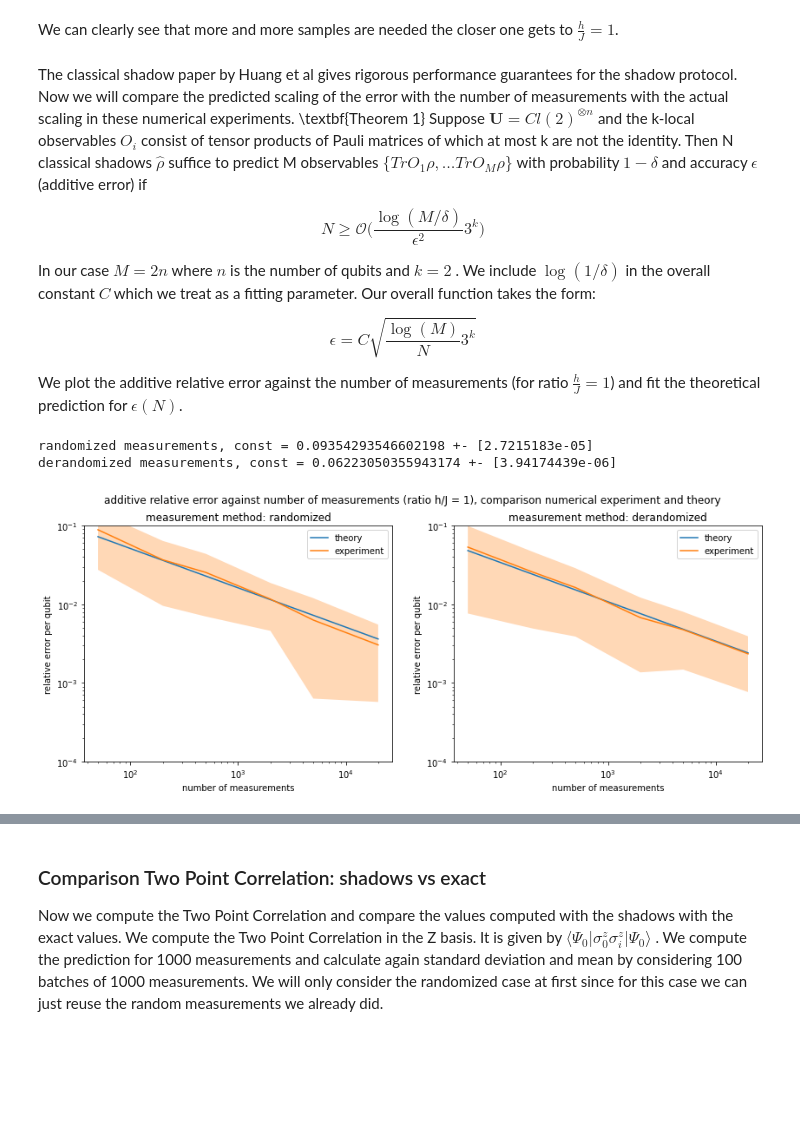
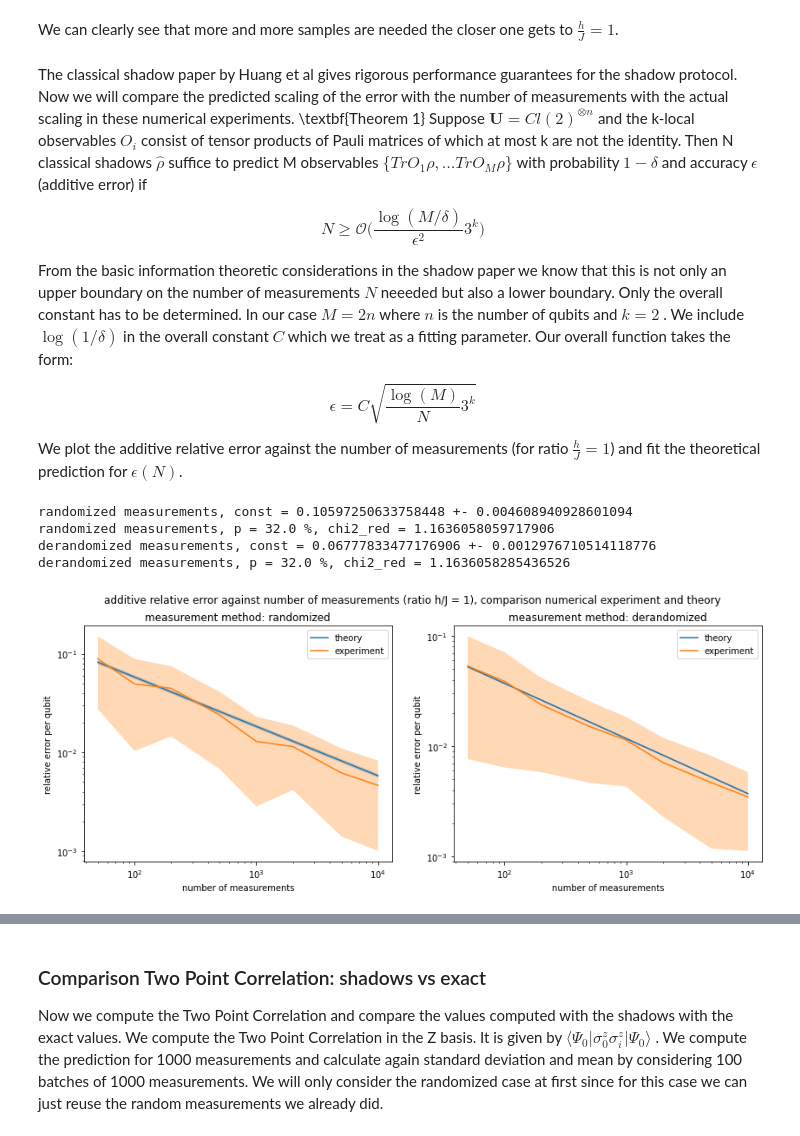
Before and after one commit to LennartBuerger/classical-shadows-for-1d-TFIM-energy-estimation, a Jupyter notebook: display_data/shadow_performance_analysis.ipynb, the cells around one changed output, grey strips where cells are left out. Saved outputs shown, nothing was run; the diff lists cells and outputs as text; code cells hidden in the pictures; blank space fills up the shorter version.

Commit message:
worked more on the comparison between theory and experiment in the scaling of the error with the number of measurements, computed p-value and justified why one is allowed to do that

```diff
--- a/display_data/shadow_performance_analysis.ipynb
+++ b/display_data/shadow_performance_analysis.ipynb
@@ -349,6 +349,9 @@ with the actual scaling in these numerical experiments.
 N \geq \mathcal{O}\biggl(\frac{\log(M/\delta)}{\epsilon^2} 3^k \biggr)
 \end{equation}
 
+From the basic information theoretic considerations in the shadow paper we know that
+this is not only an upper boundary on the number of measurements $N$ neeeded but also
+a lower boundary. Only the overall constant has to be determined.
 In our case $M=2n$ where $n$ is the number of qubits and $k=2$ . We include $\log(1/\delta)$
 in the overall constant $C$ which we treat as a fitting parameter.
 Our overall function takes the form:
@@ -362,12 +365,20 @@ We plot the additive relative error against the number of measurements
  $\epsilon(N)$.
 # %%
 from scipy.optimize import curve_fit
+from scipy.stats import chi2
 def epsilon(num_measurements, const):
     num_observables = 2*qubit_num
     locality = 2
     return const * np.sqrt(np.log(num_observables)/num_measurements * 3**locality)
+
+def compute_p_value_and_chi_red(data, param, param_std):
+    chi2_sum = np.sum((epsilon(num_of_measurements, param) - data)**2/ param_std**2)
+    dof = np.size(num_of_measurements) - 1
+    chi2_red = chi2_sum / dof
+    p_val = round(1 - chi2.cdf(chi2_sum, dof),2)*100
+    return  p_val, chi2_red
 # %%
-num_of_measurements = np.array([50, 200, 500, 2000, 5000, 20000])
+num_of_measurements = np.array([50, 100, 200, 500, 1000, 2000, 5000, 10000])
 batches = 50
 some_ratios = np.array([1.0])
 fig, axs = plt.subplots(1, 2)
@@ -375,40 +386,49 @@ fig.set_figheight(5)
 fig.set_figwidth(14)
 fig.suptitle('additive relative error against number of measurements (ratio h/J = 1), comparison numerical experiment and theory')
 for l in range(0, 2):
     for i in range(0, np.size(some_ratios)):
         energy_shadow = np.zeros(np.size(num_of_measurements))
         errors = np.zeros((batches, np.size(num_of_measurements)))
         energy_brute = energy_dict[str(1)]['periodic'][str(qubit_num)][str(some_ratios[i])][0] * np.ones(np.size(num_of_measurements))
         save_direc_procedure = Path('data/shadow_measurements/measurement_procedure_ratio_'+\
                               str(some_ratios[i])+'_qubit_num_'+str(qubit_num)+'_method_'+measurement_methods[l]+'.npy')
         save_direc_index = Path('data/shadow_measurements/measurement_index_ratio_'+\
                               str(some_ratios[i])+'_qubit_num_'+str(qubit_num)+'_method_'+measurement_methods[l]+'.npy')
         measurement_procedure = np.lib.format.open_memmap(save_direc_procedure, dtype=np.str_, mode='r')
         measurement_index = np.lib.format.open_memmap(save_direc_index, dtype=np.int32, mode='r')
         for k in range(0, batches):
             for j in range(0, np.size(num_of_measurements)):
-                measurements = conversion_to_prediction_shadow_dict_shape(measurement_procedure[k*num_of_measurements[j]:(k+1)*num_of_measurements[j]],
-                                                                          measurement_index[k*num_of_measurements[j]:(k+1)*num_of_measurements[j]], qubit_num)
+                if j == 0:
+                    num_m_used = 0
+                else:
+                    num_m_used = batches * np.sum(num_of_measurements[0:j-1])
+                measurements = conversion_to_prediction_shadow_dict_shape(measurement_procedure[num_m_used
+                                                                                                + k*num_of_measurements[j]: num_m_used + (k+1)*num_of_measurements[j]],
+                                                                          measurement_index[num_m_used + k*num_of_measurements[j]: num_m_used + (k+1)*num_of_measurements[j]],
+                                                                          qubit_num)
                 energy_shadow[j] = TfimHamiltonianOpenFermion(qubit_num,
                                                            some_ratios[i], 1, 'periodic').energy_shadow(None,
                                                                                                        num_of_measurements[j],
                                                                                                        measurement_methods[l], measurements)
             errors[k,:] = np.abs(energy_shadow - energy_brute) / np.abs(energy_brute)
         error_mean = np.mean(errors, axis=0)
         error_std = np.std(errors, axis=0)
-        popt, pcov = curve_fit(epsilon, num_of_measurements, error_mean, sigma=error_std )
-        print(measurement_methods[l] + ' measurements, const = ' + str(popt[0]) + ' +- ' + str(pcov[0]))
+        popt, pcov = curve_fit(epsilon, num_of_measurements, error_mean)
+        print(measurement_methods[l] + ' measurements, const = ' + str(popt[0]) + ' +- ' + str(np.sqrt(pcov[0][0])))
+        p_val, chi2_red = compute_p_value_and_chi_red(error_mean, popt[0], np.sqrt(pcov[0][0]))
+        print(measurement_methods[l] + ' measurements, p = ' + str(p_val) + ' %, chi2_red = ' + str(chi2_red))
         axs[l].errorbar(num_of_measurements, epsilon(num_of_measurements, popt[0]), label = 'theory')
         axs[l].fill_between(num_of_measurements,
-                            epsilon(num_of_measurements, popt[0] - pcov[0][0]),
-                            epsilon(num_of_measurements, popt[0] + pcov[0][0]), alpha = 0.3)
+                            epsilon(num_of_measurements, popt[0] - np.sqrt(pcov[0][0])),
+                            epsilon(num_of_measurements, popt[0] + np.sqrt(pcov[0][0])), alpha = 0.3)
         axs[l].errorbar(num_of_measurements, error_mean, label = 'experiment')
         axs[l].fill_between(num_of_measurements, error_mean - error_std, error_mean + error_std, alpha = 0.3)
-        axs[l].set_ylim([1e-4, 1e-1])
         axs[l].set(xscale='log', yscale='log', xlabel='number of measurements', ylabel = 'relative error per qubit')
         axs[l].set_title('measurement method: ' + str(measurement_methods[l]))
         axs[l].legend()
 # %% [output]
-randomized measurements, const = 0.09354293546602198 +- [2.7215183e-05]
-derandomized measurements, const = 0.06223050355943174 +- [3.94174439e-06]
+randomized measurements, const = 0.10597250633758448 +- 0.004608940928601094
+randomized measurements, p = 32.0 %, chi2_red = 1.1636058059717906
+derandomized measurements, const = 0.06777833477176906 +- 0.0012976710514118776
+derandomized measurements, p = 32.0 %, chi2_red = 1.1636058285436526
-[figure, old version]
+[figure, new version]
```
Also changed, not shown: parts of 1 cell of this notebook, 3 other files.
